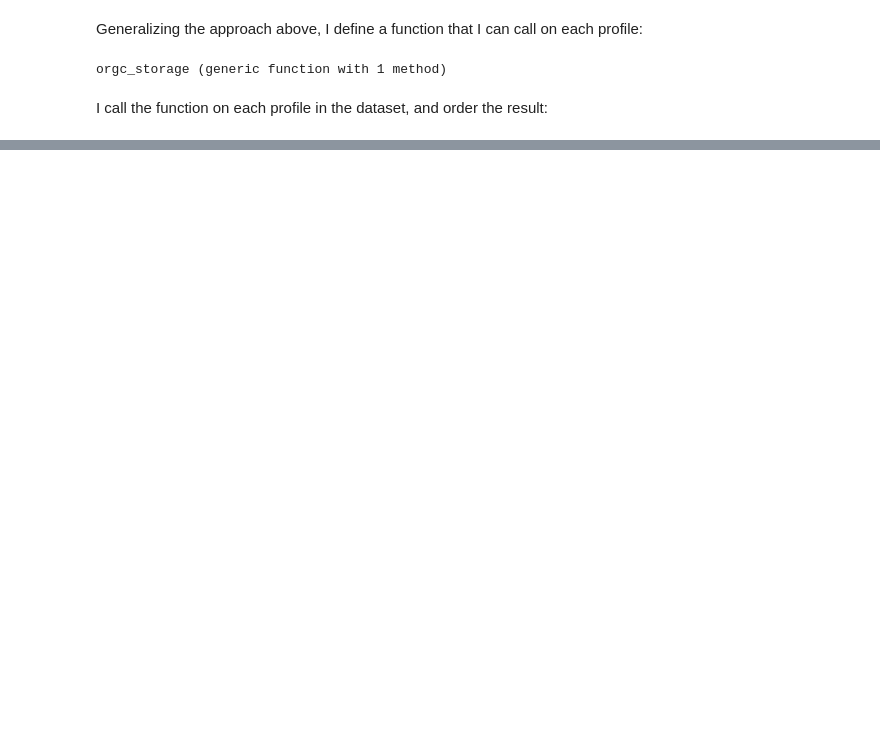
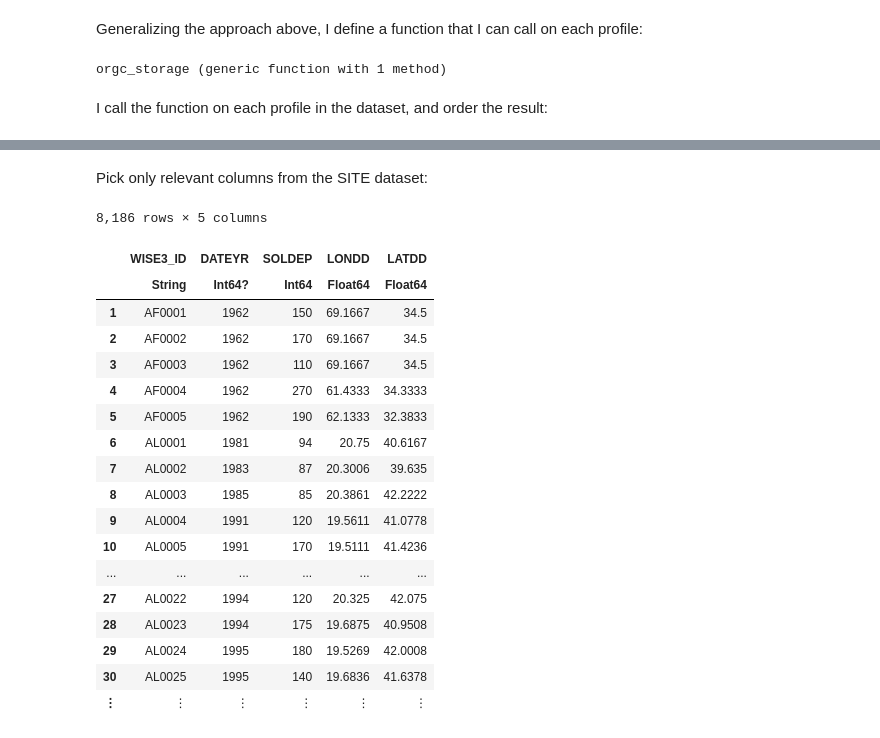
Before and after one commit to danvinci/soil_nb, a Jupyter notebook: soil_carbon_storage.ipynb, the cells around one changed output, grey strips where cells are left out. Cells and saved outputs as stored; diff of their text form; code cells hidden in the pictures; blank space fills up the shorter version.

```diff
--- a/soil_carbon_storage.ipynb
+++ b/soil_carbon_storage.ipynb
@@ -226,0 +249,33 @@ orgc_storage_df = sort!(DataFrame(WISE3_ID = String.(keys(orgc_mass_dict)), ORGC
+# %% [markdown]
+Pick only relevant columns from the SITE dataset:
+# %%
+filt_site = df_site[:,[:WISE3_id, :DATEYR, :SOLDEP, :LONDD, :LATDD]]
+
+    rename!(filt_site,:WISE3_id => :WISE3_ID)
+
+    dropmissing!(filt_site,[:LONDD,:LATDD])
+
+    filt_site.LONDD = tryparse.(Float64,replace.(filt_site.LONDD,','=>'.'))
+    filt_site.LATDD = tryparse.(Float64,replace.(filt_site.LATDD,','=>'.'))
+
+    filt_site
+# %% [output]
+8,186 rows × 5 columns
+|  | WISE3_ID | DATEYR | SOLDEP | LONDD | LATDD |
+|  | String | Int64? | Int64 | Float64 | Float64 |
+| 1 | AF0001 | 1962 | 150 | 69.1667 | 34.5 |
+| 2 | AF0002 | 1962 | 170 | 69.1667 | 34.5 |
+| 3 | AF0003 | 1962 | 110 | 69.1667 | 34.5 |
+| 4 | AF0004 | 1962 | 270 | 61.4333 | 34.3333 |
+| 5 | AF0005 | 1962 | 190 | 62.1333 | 32.3833 |
+| 6 | AL0001 | 1981 | 94 | 20.75 | 40.6167 |
+| 7 | AL0002 | 1983 | 87 | 20.3006 | 39.635 |
+| 8 | AL0003 | 1985 | 85 | 20.3861 | 42.2222 |
+| 9 | AL0004 | 1991 | 120 | 19.5611 | 41.0778 |
+| 10 | AL0005 | 1991 | 170 | 19.5111 | 41.4236 |
+| ... | ... | ... | ... | ... | ... |
+| 27 | AL0022 | 1994 | 120 | 20.325 | 42.075 |
+| 28 | AL0023 | 1994 | 175 | 19.6875 | 40.9508 |
+| 29 | AL0024 | 1995 | 180 | 19.5269 | 42.0008 |
+| 30 | AL0025 | 1995 | 140 | 19.6836 | 41.6378 |
+| ⋮ | ⋮ | ⋮ | ⋮ | ⋮ | ⋮ |
```
Also changed, not shown: parts of 22 cells of this notebook.
